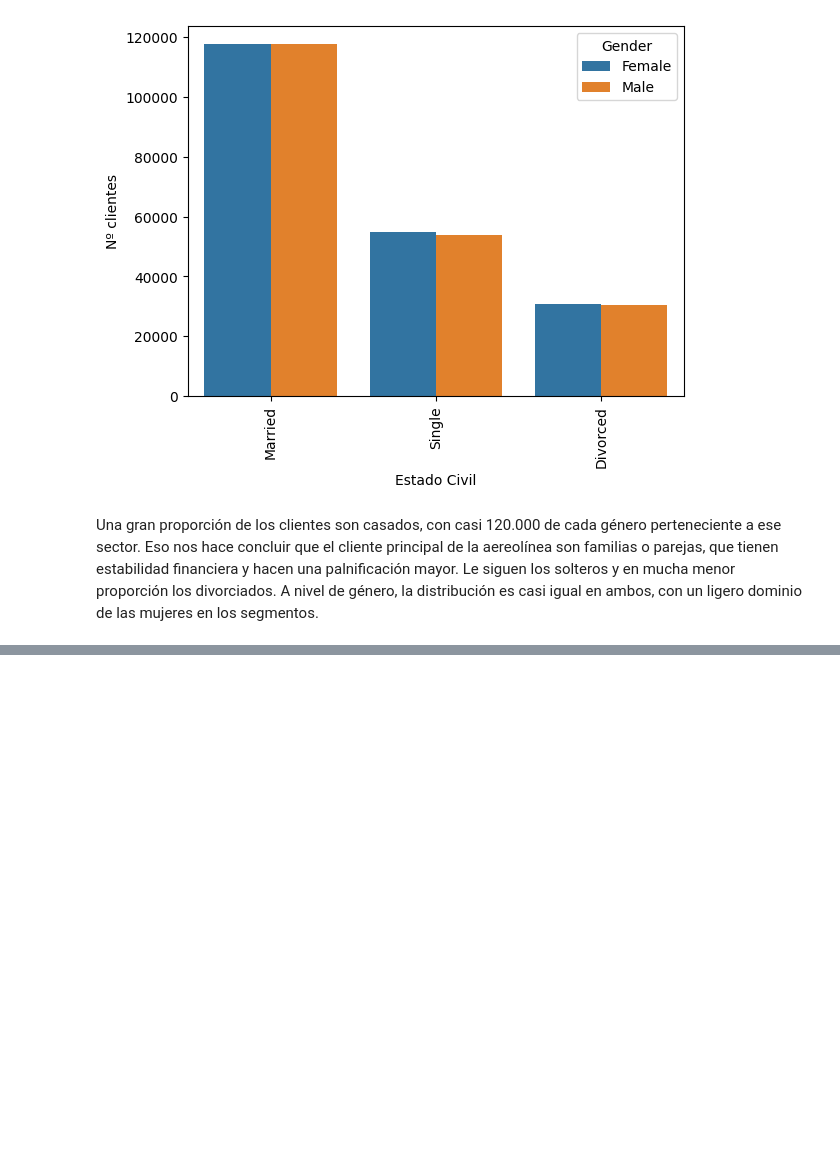
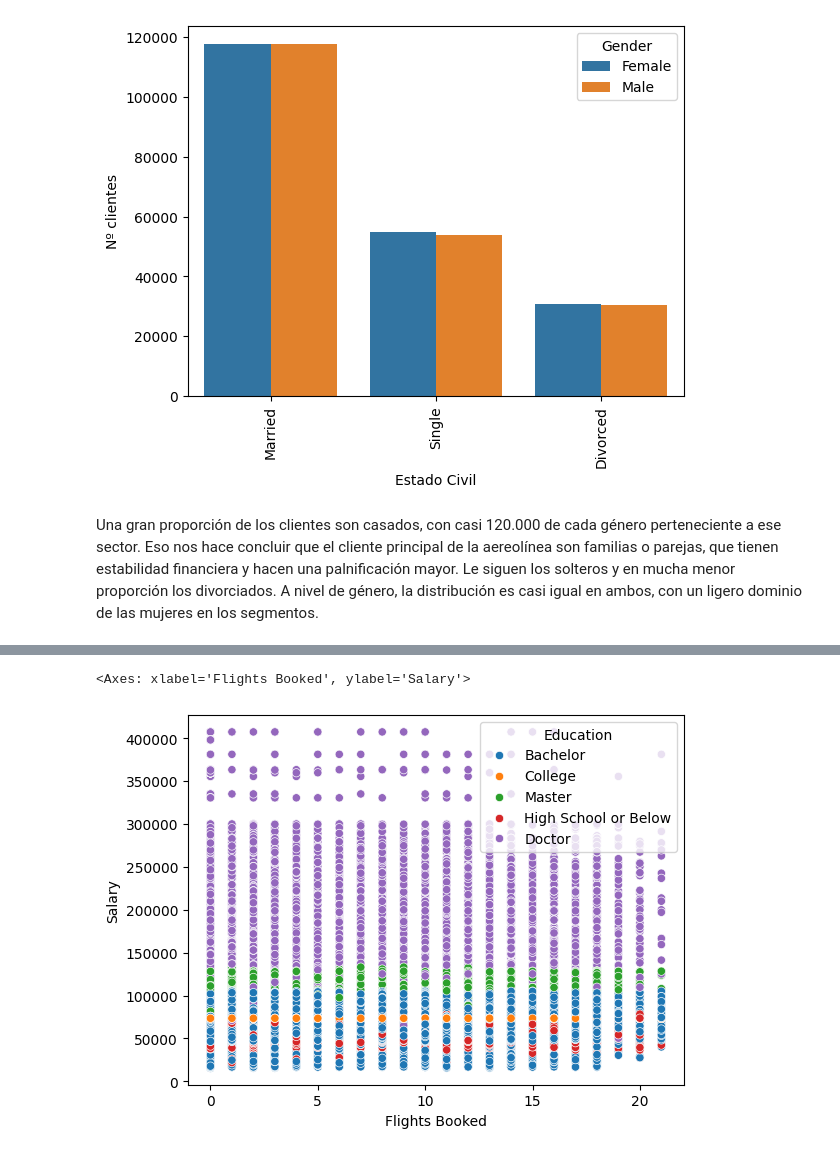
Before and after one commit to Adalab/bda-modulo-3-evaluacion-final-alirisescobar-cpu-1, a Jupyter notebook: Fase_3_visualizacion_Datos.ipynb, the cells around one changed output, grey strips where cells are left out. Saved outputs shown, nothing was run; the diff lists cells and outputs as text; code cells hidden in the pictures; blank space fills up the shorter version.

```diff
--- a/Fase_3_visualizacion_Datos.ipynb
+++ b/Fase_3_visualizacion_Datos.ipynb
@@ -148,0 +208,5 @@ A nivel de género, la distribución es casi igual en ambos, con un ligero domin
+# %%
+sns.scatterplot(data=df, x="Flights Booked", y="Salary", hue="Education")
+# %% [output]
+<Axes: xlabel='Flights Booked', ylabel='Salary'>
+[figure, added]
```
Also changed, not shown: parts of 9 cells of this notebook, 4 other files.
